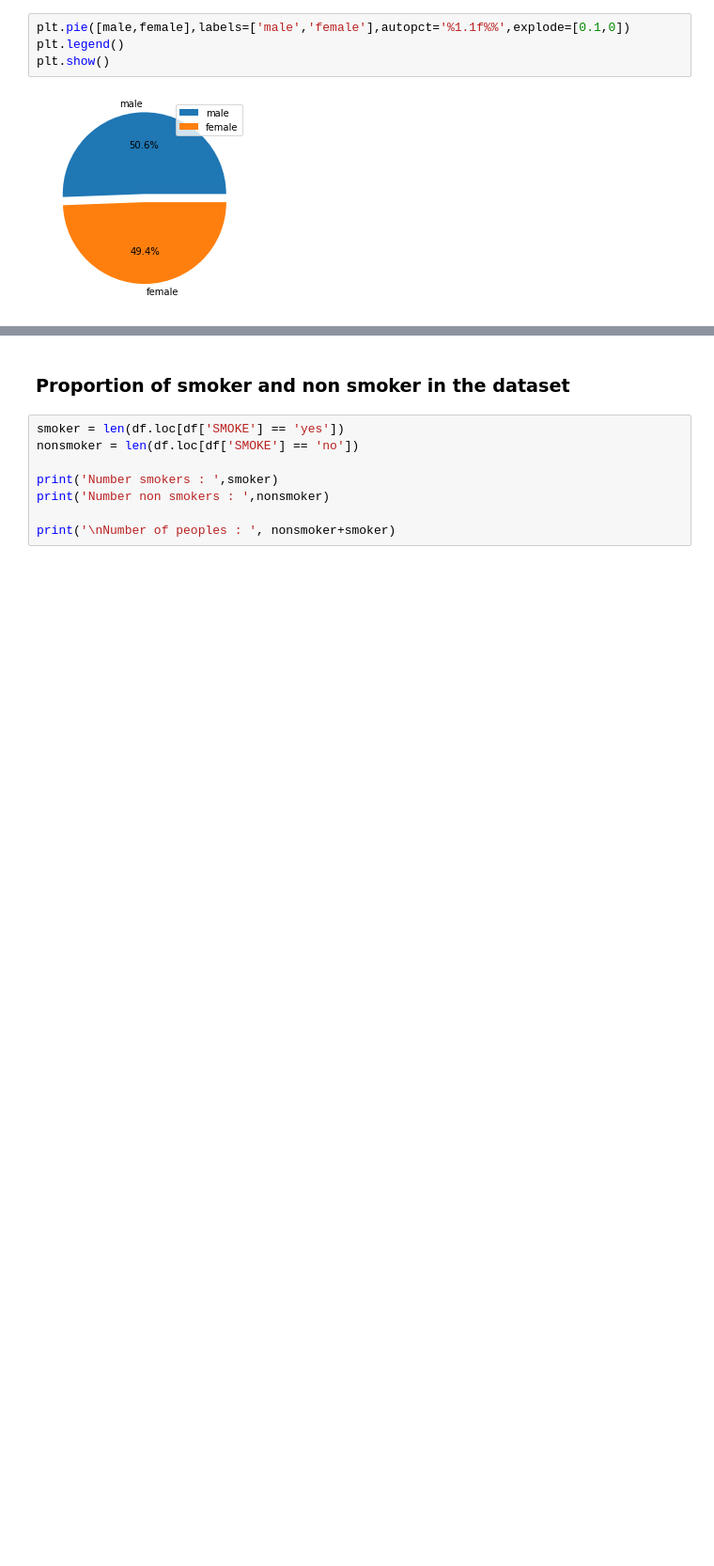
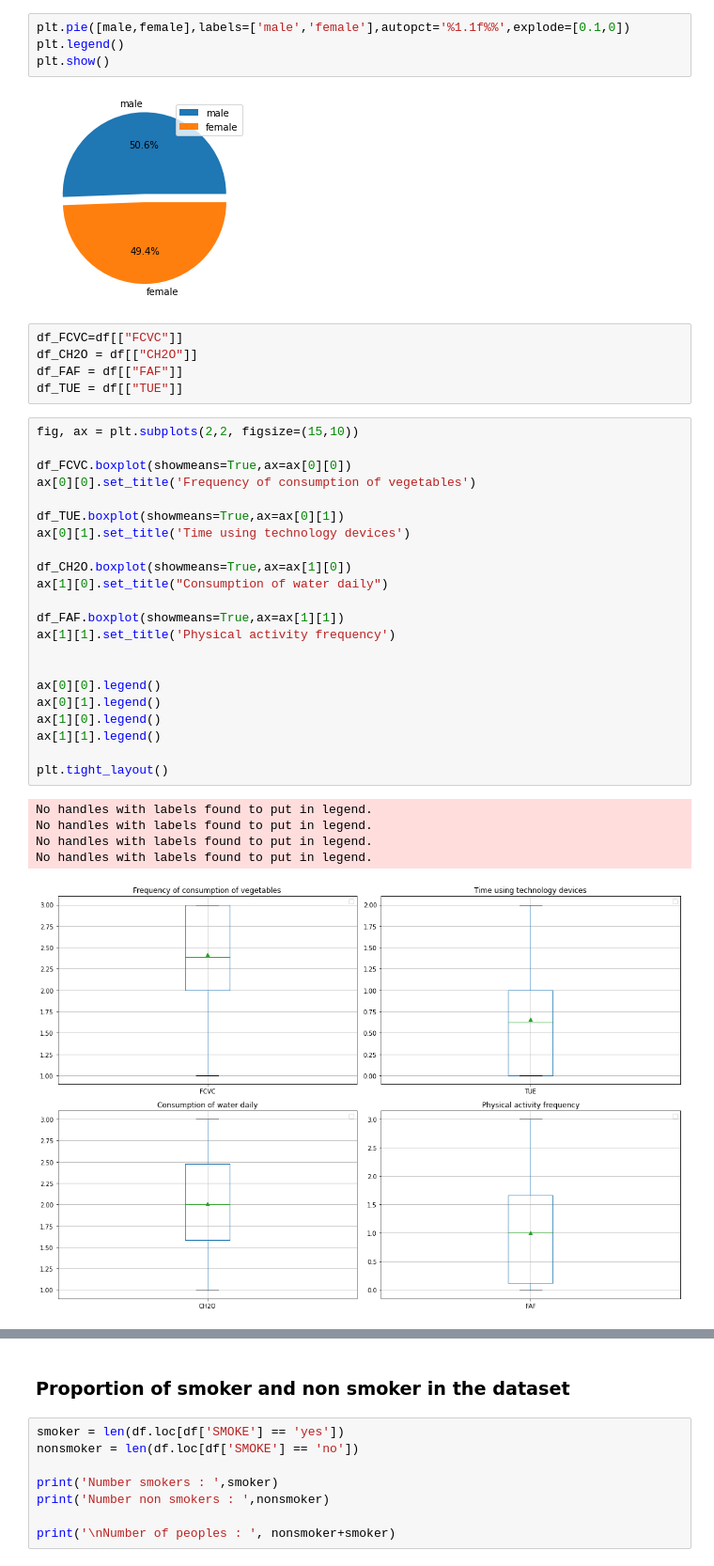
Before and after one commit to Leodespt/Projet_Python, a Jupyter notebook: Projet.ipynb, the cells around one changed output, grey strips where cells are left out. Shown at 94% size. Saved outputs shown, nothing was run; the diff lists cells and outputs as text; blank space fills up the shorter version.

```diff
--- a/Projet.ipynb
+++ b/Projet.ipynb
@@ -74,3 +74,36 @@ plt.legend()
 plt.show()
 # %% [output]
 [figure]
+# %%
+df_FCVC=df[["FCVC"]]
+df_CH2O = df[["CH2O"]]
+df_FAF = df[["FAF"]]
+df_TUE = df[["TUE"]]
+# %%
+fig, ax = plt.subplots(2,2, figsize=(15,10))
+
+df_FCVC.boxplot(showmeans=True,ax=ax[0][0])
+ax[0][0].set_title('Frequency of consumption of vegetables')
+
+df_TUE.boxplot(showmeans=True,ax=ax[0][1])
+ax[0][1].set_title('Time using technology devices')
+
+df_CH2O.boxplot(showmeans=True,ax=ax[1][0])
+ax[1][0].set_title("Consumption of water daily")
+
+df_FAF.boxplot(showmeans=True,ax=ax[1][1])
+ax[1][1].set_title('Physical activity frequency')
+
+
+ax[0][0].legend()
+ax[0][1].legend()
+ax[1][0].legend()
+ax[1][1].legend()
+
+plt.tight_layout()
+# %% [output]
+No handles with labels found to put in legend.
+No handles with labels found to put in legend.
+No handles with labels found to put in legend.
+No handles with labels found to put in legend.
+[figure, added]
```
Also changed, not shown: parts of 1 cell of this notebook.
